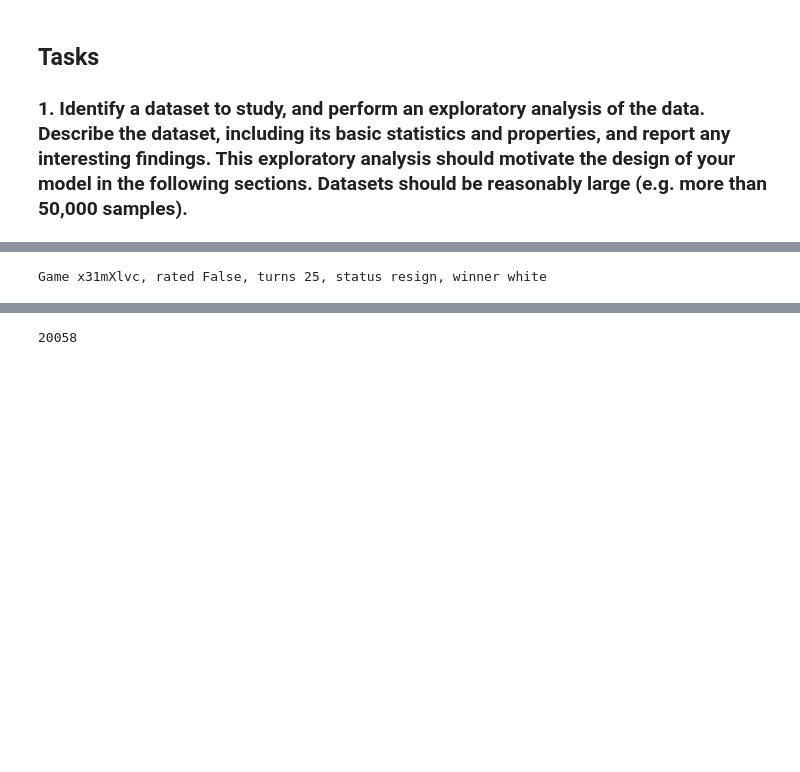
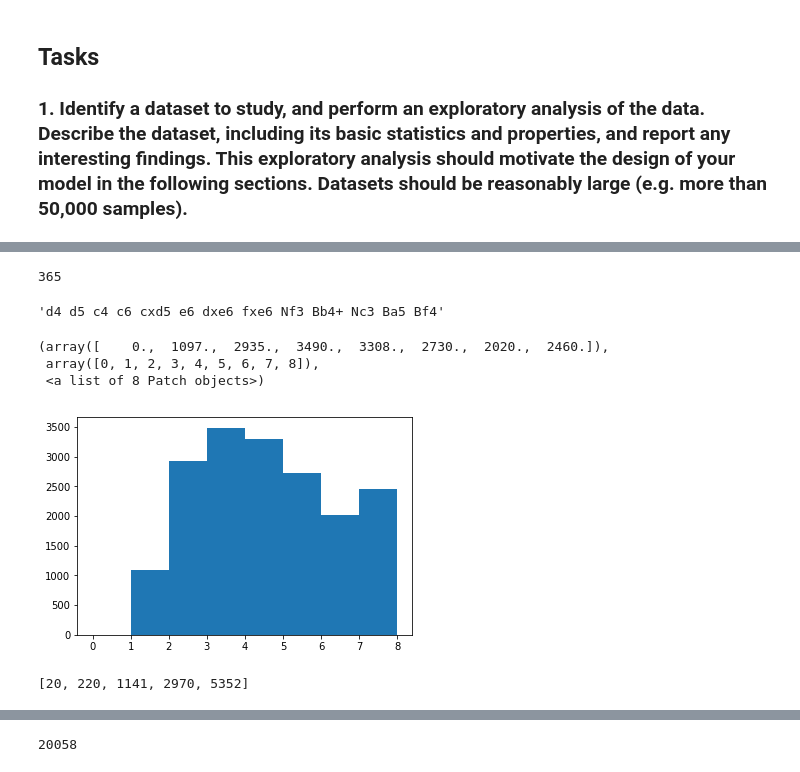
Before and after one commit to graskovi/ChessCheck, a Jupyter notebook: CSE158_Assignment2.ipynb, the cells around one changed output, grey strips where cells are left out. Saved outputs shown, nothing was run; the diff lists cells and outputs as text; code cells hidden in the pictures; blank space fills up the shorter version.

```diff
--- a/CSE158_Assignment2.ipynb
+++ b/CSE158_Assignment2.ipynb
@@ -20,7 +40,7 @@ class Game:
         self.id = line[0]
 
         # Whether game was rated or not
-        self.rated = True if line[1] is 'TRUE' else False
+        self.rated = True if line[1] == 'TRUE' else False
 
         # Time of game creation and last move
         self.created_at = float(line[2])
@@ -37,6 +57,8 @@ class Game:
 
         # Time increment, describes game timing in time+increment form
         self.increment_code = line[7]
+
+        self.game_type = IncrementToGame(int(line[7].split('+')[0]))
 
         # ID and rating of white and black players
         self.white_id = line[8]
@@ -55,5 +77,6 @@ class Game:
         self.opening_ply = int(line[15])
 
     def __repr__(self):
-        return 'Game {}, rated {}, turns {}, status {}, winner {}'.format(self.id, self.rated, self.turns,
-                                                                          self.victory_status, self.winner)
+        return 'Game {}, rated {}, turns {}, status {}, winner {}, type {}'.format(self.id, self.rated,
+                                                                                   self.turns, self.victory_status,
+                                                                                   self.winner, self.game_type)
@@ -64,12 +107,3 @@ def ParseCsv(filepath : str):
         next(csv_reader, None)
         for row in csv_reader:
             yield row
-# %%
-idx = 0
-CUTOFF = 20
-myGame = None
-for line in ParseCsv('data/games.csv'):
-    idx += 1
-    if idx > CUTOFF: break
-    elif idx == CUTOFF: myGame = Game(line)
-    print(line)
@@ -97,4 +110,3 @@ for line in ParseCsv('data/games.csv'):
-# %%
-print(myGame)
-# %% [output]
-Game x31mXlvc, rated False, turns 25, status resign, winner white
+# %%
+games = [Game(line) for line in ParseCsv('data/games.csv')]
+games = [g for g in games if g.winner != 'draw']
@@ -100,0 +115,4 @@ Game x31mXlvc, rated False, turns 25, status resign, winner white
+# %%
+len(openings)
+# %% [output]
+365
@@ -100,0 +121,13 @@ Game x31mXlvc, rated False, turns 25, status resign, winner white
+# %%
+games[0].moves
+# %% [output]
+'d4 d5 c4 c6 cxd5 e6 dxe6 fxe6 Nf3 Bb4+ Nc3 Ba5 Bf4'
+# %%
+plys = [g.opening_ply for g in games]
+# %%
+plt.hist(plys, bins=[0,1,2,3,4,5,6,7,8])
+# %% [output]
+(array([    0.,  1097.,  2935.,  3490.,  3308.,  2730.,  2020.,  2460.]),
+ array([0, 1, 2, 3, 4, 5, 6, 7, 8]),
+ <a list of 8 Patch objects>)
+[figure, added]
@@ -100,0 +140,4 @@ Game x31mXlvc, rated False, turns 25, status resign, winner white
+# %%
+plyLens
+# %% [output]
+[20, 220, 1141, 2970, 5352]
```
Also changed, not shown: parts of 82 cells of this notebook.
